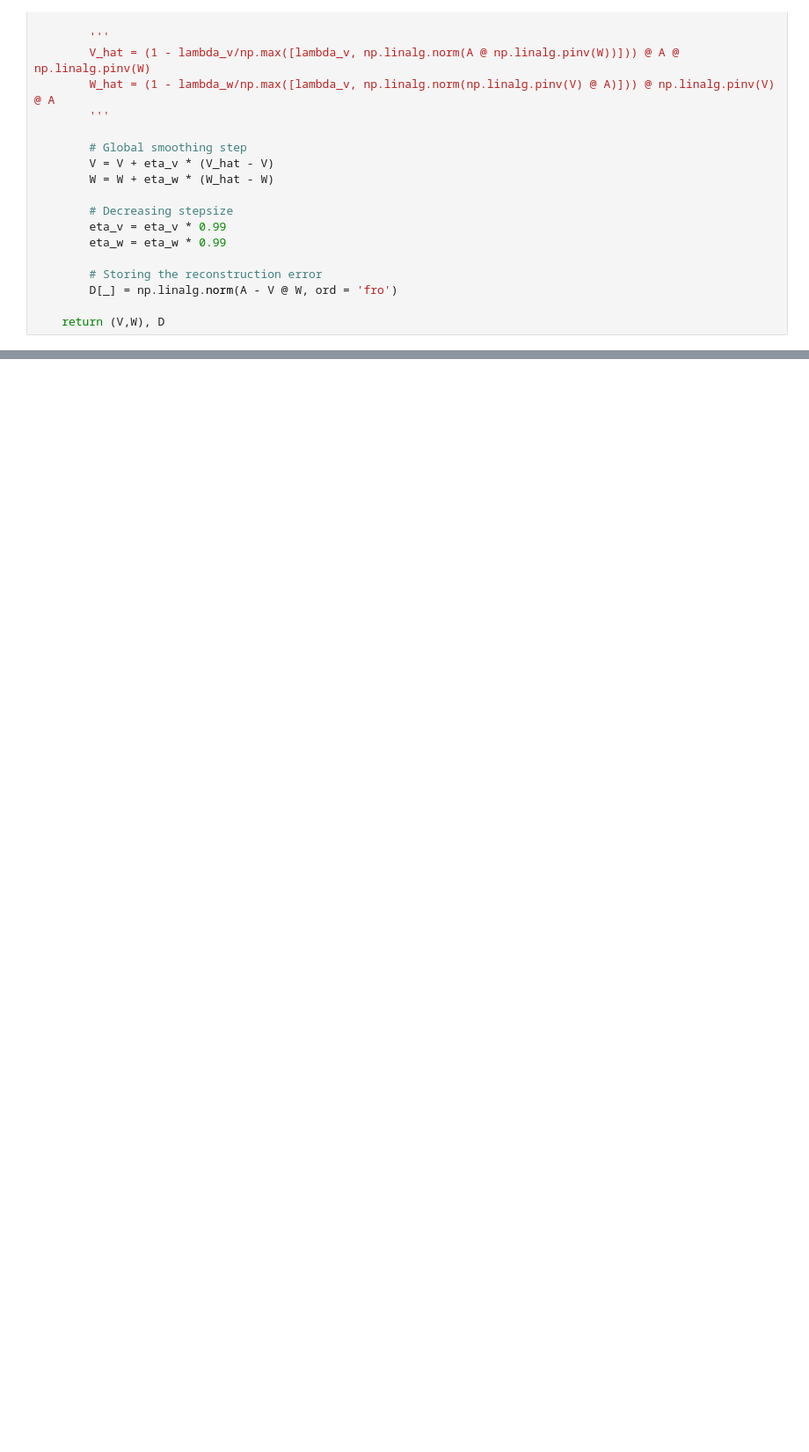
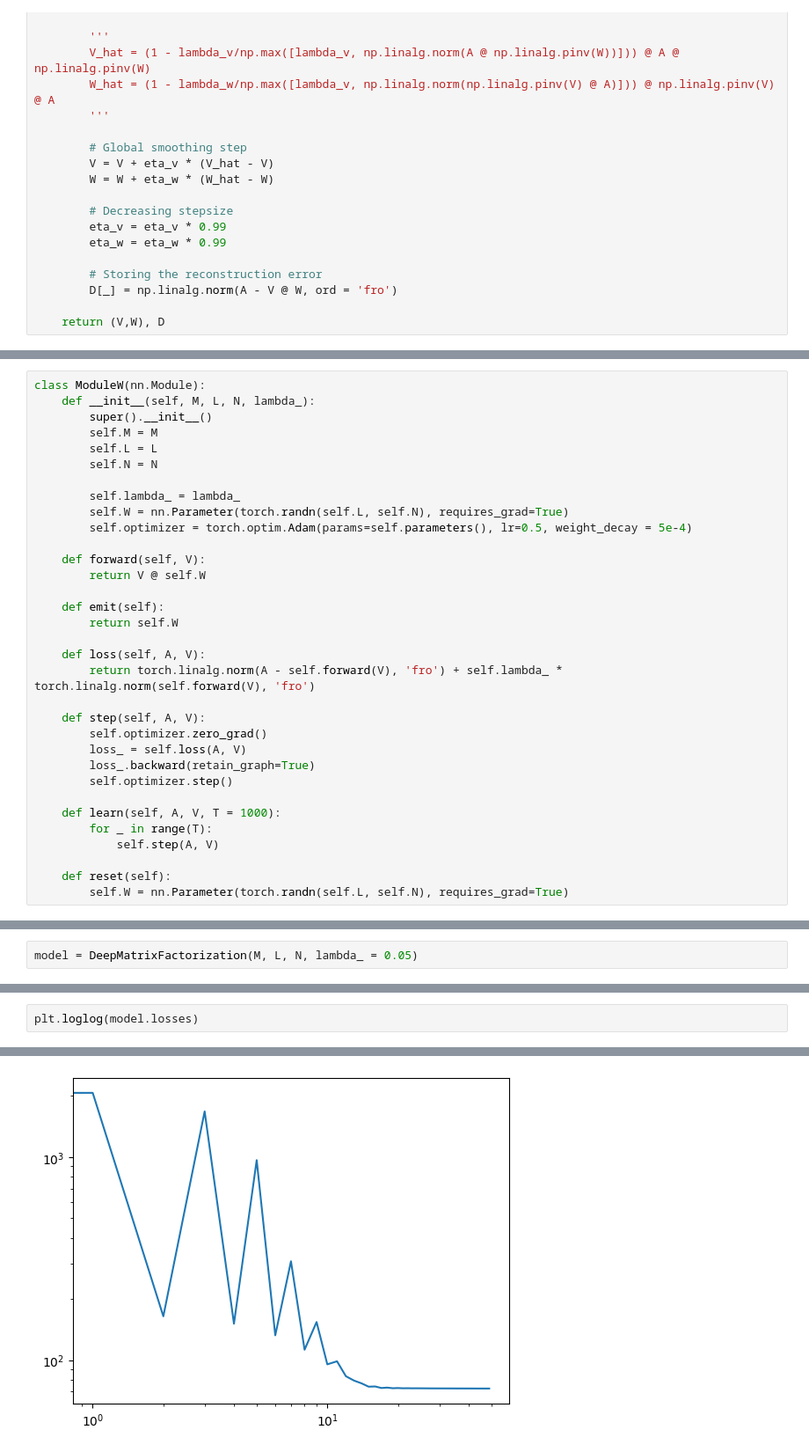
Before and after one commit to LeoDiNino97/NonconvexSparseLearningUnrolledSCA, a Jupyter notebook: Matrix Factorization/MF_SCA.ipynb, the cells around one changed output, grey strips where cells are left out. Shown: that part at 88% size. Saved outputs shown, nothing was run; the diff lists cells and outputs as text; blank space fills up the shorter version.

```diff
--- a/Matrix Factorization/MF_SCA.ipynb
+++ b/Matrix Factorization/MF_SCA.ipynb
@@ -76,0 +120,33 @@ np.linalg.norm(V @ W - A, ord='fro')
+# %%
+class ModuleW(nn.Module):
+    def __init__(self, M, L, N, lambda_):
+        super().__init__()
+        self.M = M
+        self.L = L
+        self.N = N
+
+        self.lambda_ = lambda_
+        self.W = nn.Parameter(torch.randn(self.L, self.N), requires_grad=True)
+        self.optimizer = torch.optim.Adam(params=self.parameters(), lr=0.5, weight_decay = 5e-4)
+
+    def forward(self, V):
+        return V @ self.W
+
+    def emit(self):
+        return self.W
+
+    def loss(self, A, V):
+        return torch.linalg.norm(A - self.forward(V), 'fro') + self.lambda_ * torch.linalg.norm(self.forward(V), 'fro')
+
+    def step(self, A, V):
+        self.optimizer.zero_grad()
+        loss_ = self.loss(A, V)
+        loss_.backward(retain_graph=True)
+        self.optimizer.step()
+
+    def learn(self, A, V, T = 1000):
+        for _ in range(T):
+            self.step(A, V)
+
+    def reset(self):
+        self.W = nn.Parameter(torch.randn(self.L, self.N), requires_grad=True)
@@ -76,0 +198,2 @@ np.linalg.norm(V @ W - A, ord='fro')
+# %%
+model = DeepMatrixFactorization(M, L, N, lambda_ = 0.05)
@@ -76,0 +202,3 @@ np.linalg.norm(V @ W - A, ord='fro')
+# %%
+plt.loglog(model.losses)
+# %% [output]
@@ -76,0 +206 @@ np.linalg.norm(V @ W - A, ord='fro')
+[figure, added]
```
Also changed, not shown: parts of 15 cells of this notebook.
